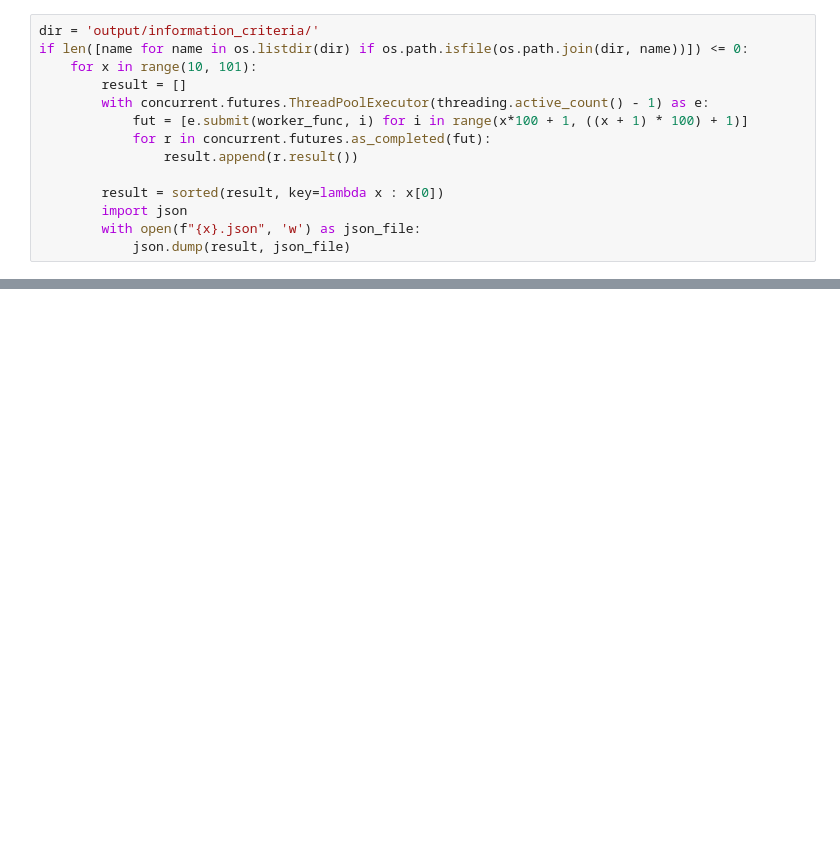
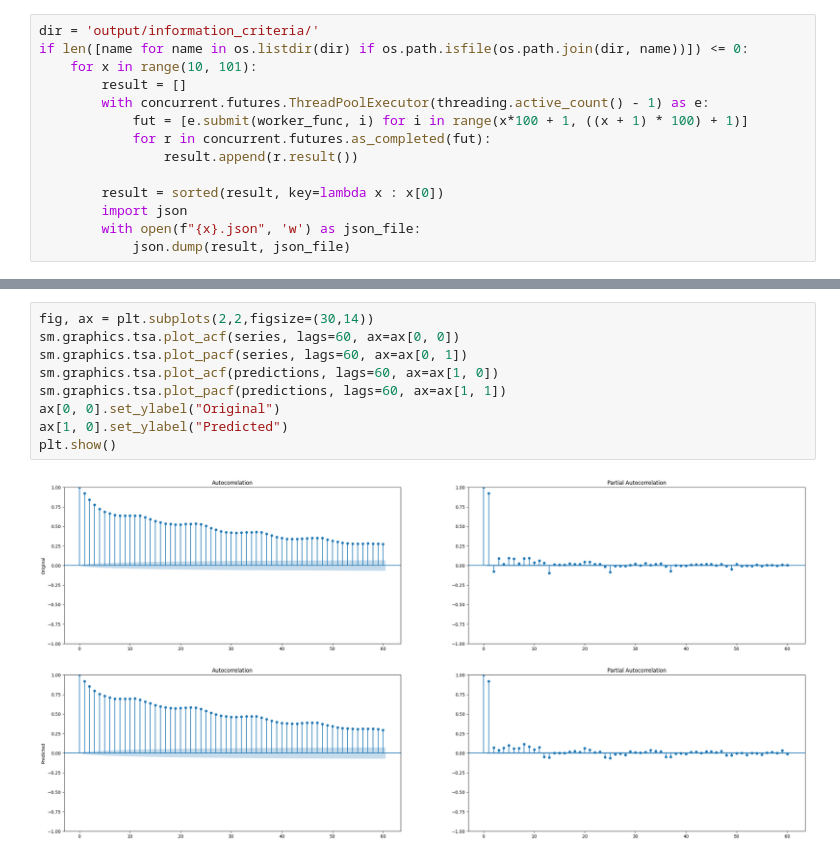
Before and after one commit to AlesKas/DIP, a Jupyter notebook: network_analytics_ar.ipynb, the cells around one changed output, grey strips where cells are left out. Cells and saved outputs as stored; diff of their text form; blank space fills up the shorter version.

```diff
--- a/network_analytics_ar.ipynb
+++ b/network_analytics_ar.ipynb
@@ -185,0 +364,11 @@ fig = model_fit.plot_diagnostics(lags=30, fig=fig)
+# %%
+fig, ax = plt.subplots(2,2,figsize=(30,14))
+sm.graphics.tsa.plot_acf(series, lags=60, ax=ax[0, 0])
+sm.graphics.tsa.plot_pacf(series, lags=60, ax=ax[0, 1])
+sm.graphics.tsa.plot_acf(predictions, lags=60, ax=ax[1, 0])
+sm.graphics.tsa.plot_pacf(predictions, lags=60, ax=ax[1, 1])
+ax[0, 0].set_ylabel("Original")
+ax[1, 0].set_ylabel("Predicted")
+plt.show()
+# %% [output]
+[figure, added]
```
Also changed, not shown: parts of 17 cells of this notebook, 1 other file.
